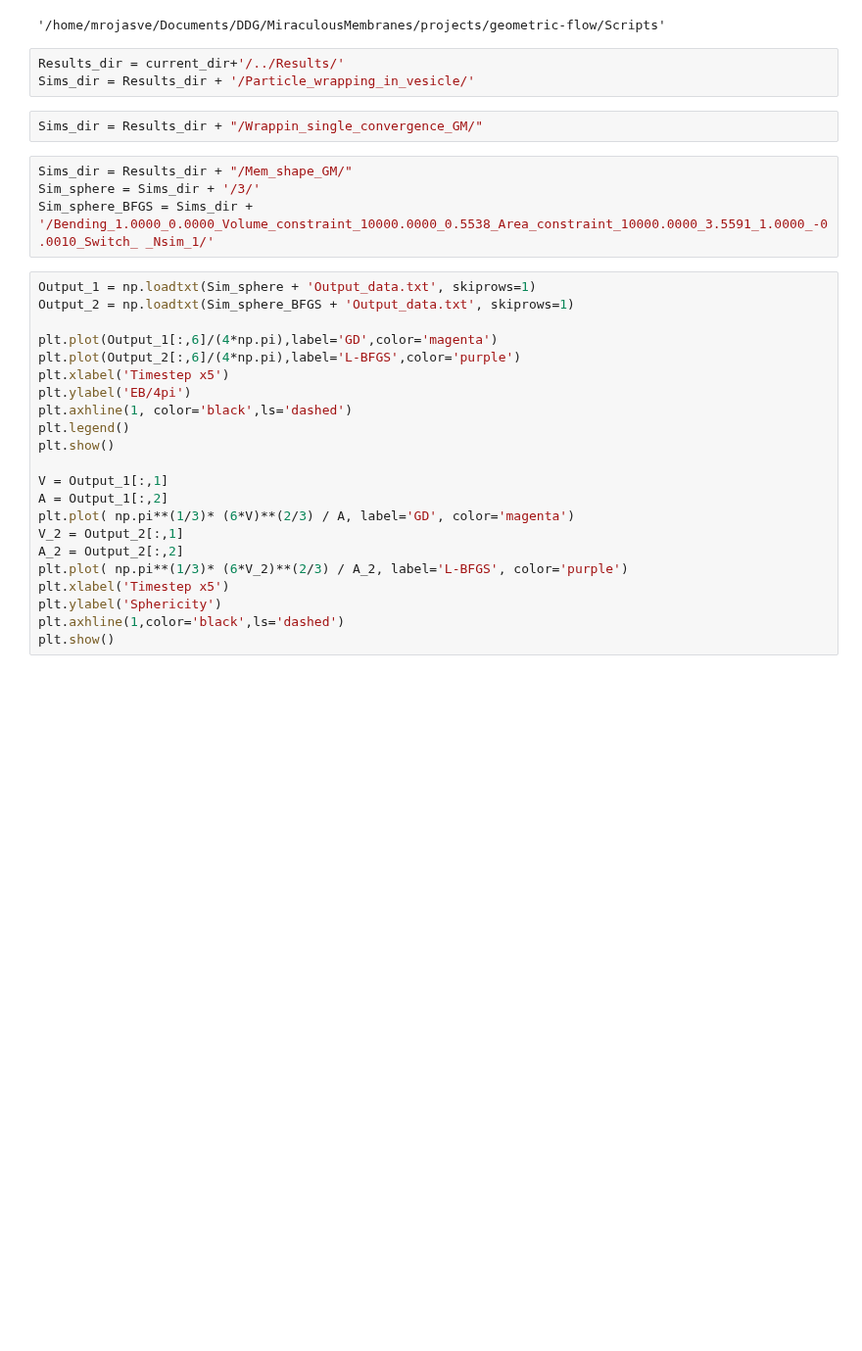
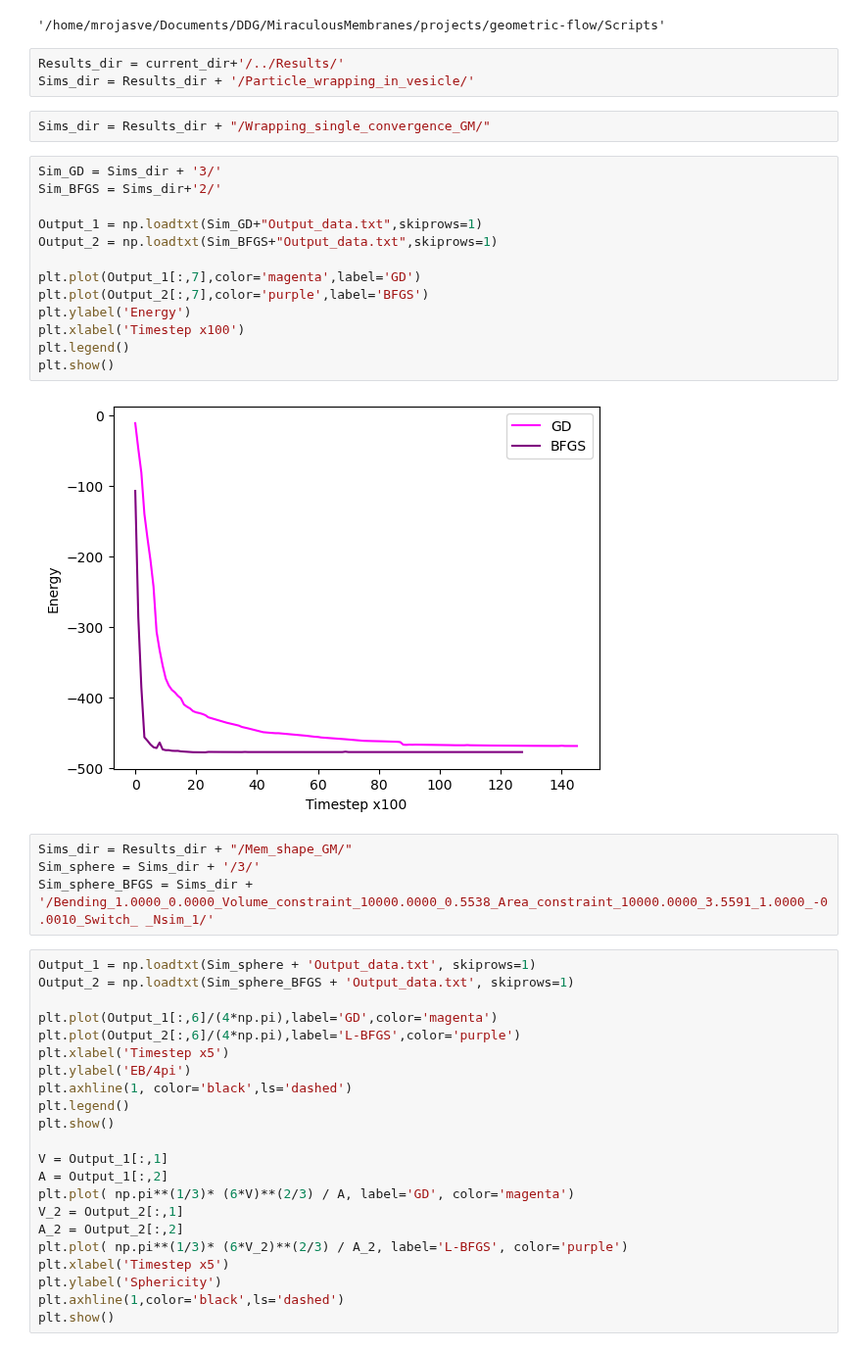
Before and after one commit to Mau-bep/MiraculousMembranes, a Jupyter notebook: projects/geometric-flow/Scripts/Analysis_nb.ipynb, the cells around one changed output. Shown at 98% size. Drawn from its saved outputs; the diff is of its cells as text; blank space fills up the shorter version.

```diff
--- a/projects/geometric-flow/Scripts/Analysis_nb.ipynb
+++ b/projects/geometric-flow/Scripts/Analysis_nb.ipynb
@@ -22,7 +22,22 @@ current_dir
 Results_dir = current_dir+'/../Results/'
 Sims_dir = Results_dir + '/Particle_wrapping_in_vesicle/'
 # %%
-Sims_dir = Results_dir + "/Wrappin_single_convergence_GM/"
+Sims_dir = Results_dir + "/Wrapping_single_convergence_GM/"
+# %%
+Sim_GD = Sims_dir + '3/'
+Sim_BFGS = Sims_dir+'2/'
+
+Output_1 = np.loadtxt(Sim_GD+"Output_data.txt",skiprows=1)
+Output_2 = np.loadtxt(Sim_BFGS+"Output_data.txt",skiprows=1)
+
+plt.plot(Output_1[:,7],color='magenta',label='GD')
+plt.plot(Output_2[:,7],color='purple',label='BFGS')
+plt.ylabel('Energy')
+plt.xlabel('Timestep x100')
+plt.legend()
+plt.show()
+# %% [output]
+[figure, added]
 # %%
 Sims_dir = Results_dir + "/Mem_shape_GM/"
 Sim_sphere = Sims_dir + '/3/'
```
Also changed, not shown: 8 other files.
